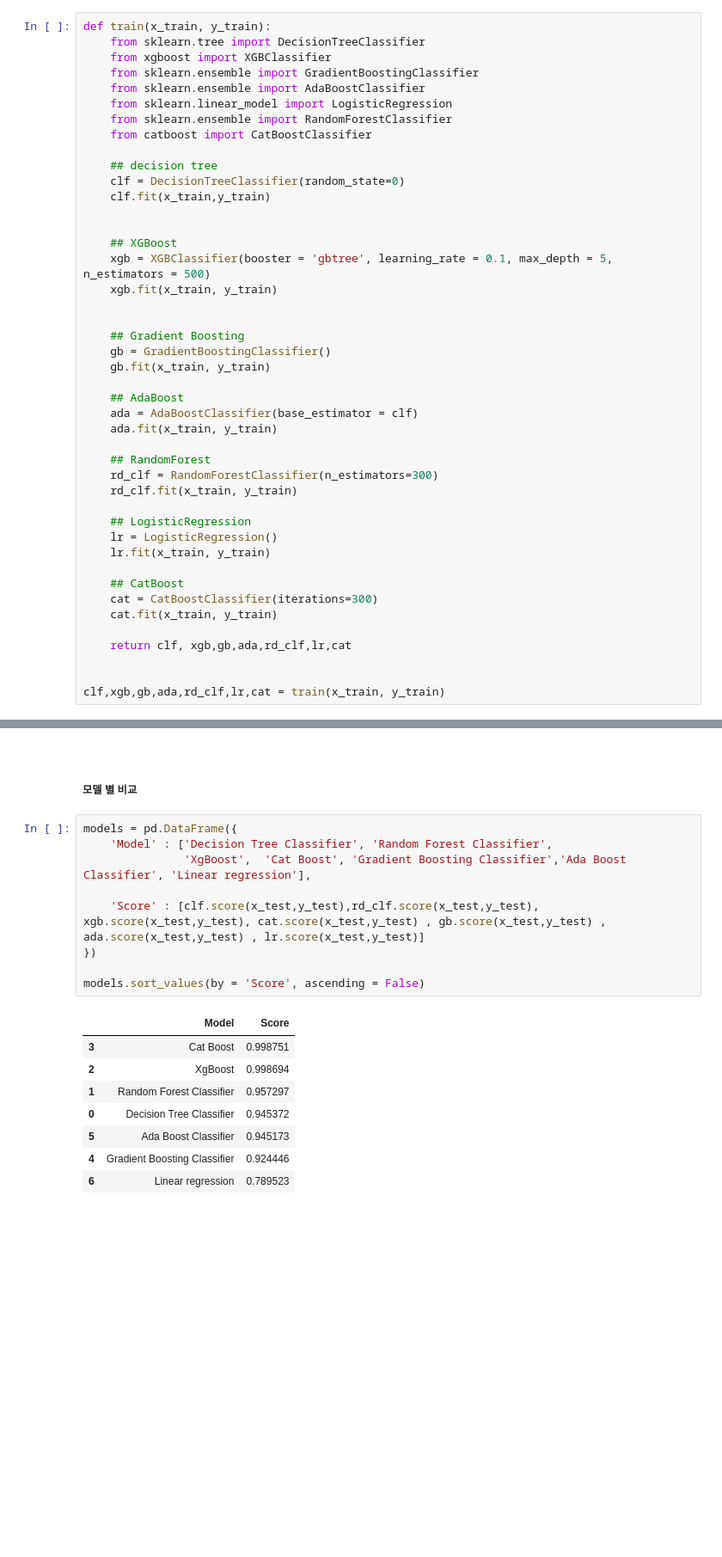
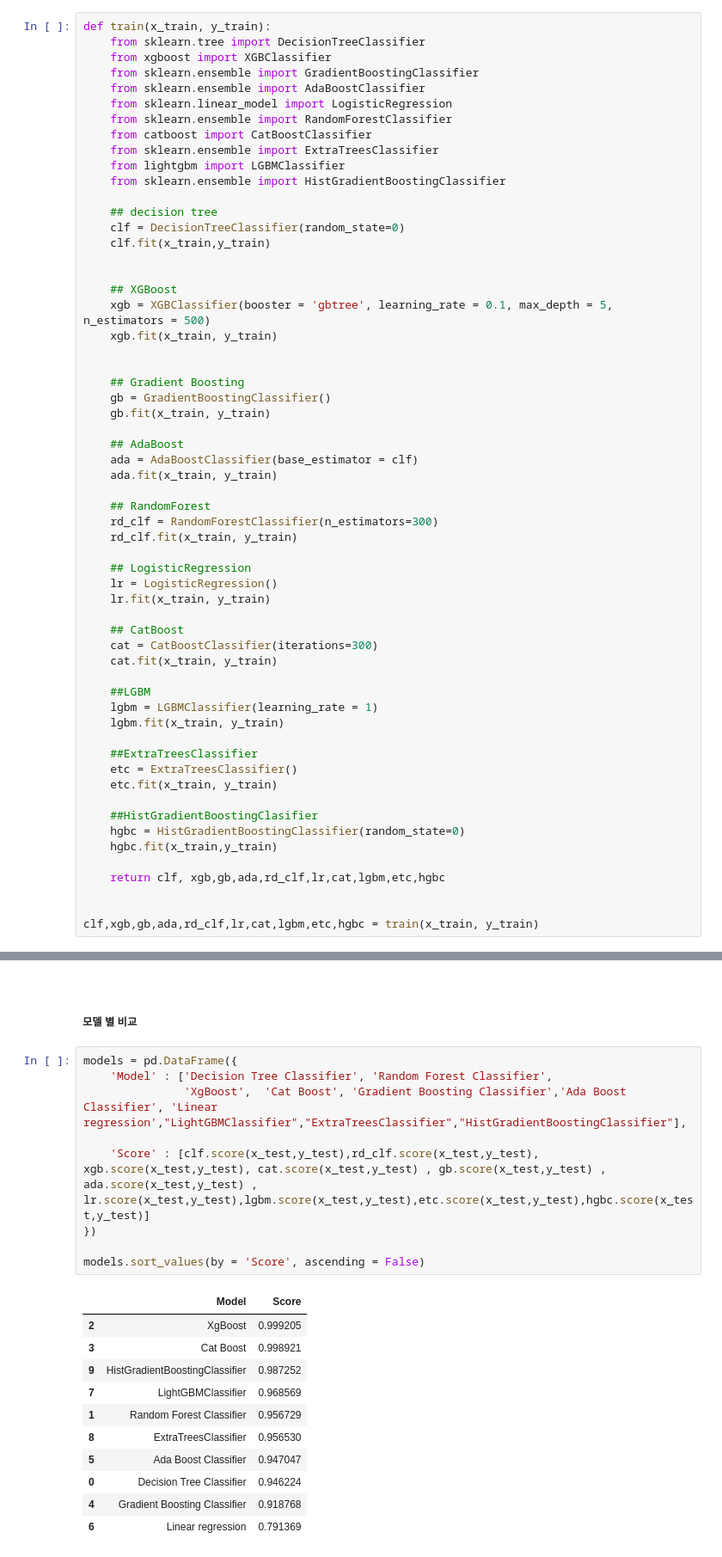
Before and after one commit to wonawonana/cauBigData_HotelBooking, a Jupyter notebook: HotelfirstModel.ipynb, the cells around one changed output, grey strips where cells are left out. Shown: that part at 86% size. Cells and saved outputs as stored; diff of their text form; blank space fills up the shorter version.

Commit message:
[ADD] extra model

```diff
--- a/HotelfirstModel.ipynb
+++ b/HotelfirstModel.ipynb
@@ -297,6 +297,9 @@ def train(x_train, y_train):
     from sklearn.linear_model import LogisticRegression
     from sklearn.ensemble import RandomForestClassifier
     from catboost import CatBoostClassifier
+    from sklearn.ensemble import ExtraTreesClassifier
+    from lightgbm import LGBMClassifier
+    from sklearn.ensemble import HistGradientBoostingClassifier
 
     ## decision tree
     clf = DecisionTreeClassifier(random_state=0)
@@ -328,10 +331,22 @@ def train(x_train, y_train):
     cat = CatBoostClassifier(iterations=300)
     cat.fit(x_train, y_train)
 
-    return clf, xgb,gb,ada,rd_clf,lr,cat
+    ##LGBM
+    lgbm = LGBMClassifier(learning_rate = 1)
+    lgbm.fit(x_train, y_train)
+
+    ##ExtraTreesClassifier
+    etc = ExtraTreesClassifier()
+    etc.fit(x_train, y_train)
+
+    ##HistGradientBoostingClasifier
+    hgbc = HistGradientBoostingClassifier(random_state=0)
+    hgbc.fit(x_train,y_train)
+
+    return clf, xgb,gb,ada,rd_clf,lr,cat,lgbm,etc,hgbc
 
 
-clf,xgb,gb,ada,rd_clf,lr,cat = train(x_train, y_train)
+clf,xgb,gb,ada,rd_clf,lr,cat,lgbm,etc,hgbc = train(x_train, y_train)
 # %% [output]
 STOP: TOTAL NO. of ITERATIONS REACHED LIMIT.
 
@@ -387,18 +402,21 @@ Test Accuracy of our model is: 0.9453719477569563
 # %%
 models = pd.DataFrame({
     'Model' : ['Decision Tree Classifier', 'Random Forest Classifier',
-               'XgBoost',  'Cat Boost', 'Gradient Boosting Classifier','Ada Boost Classifier', 'Linear regression'],
+               'XgBoost',  'Cat Boost', 'Gradient Boosting Classifier','Ada Boost Classifier', 'Linear regression',"LightGBMClassifier","ExtraTreesClassifier","HistGradientBoostingClassifier"],
 
-    'Score' : [clf.score(x_test,y_test),rd_clf.score(x_test,y_test), xgb.score(x_test,y_test), cat.score(x_test,y_test) , gb.score(x_test,y_test) , ada.score(x_test,y_test) , lr.score(x_test,y_test)]
+    'Score' : [clf.score(x_test,y_test),rd_clf.score(x_test,y_test), xgb.score(x_test,y_test), cat.score(x_test,y_test) , gb.score(x_test,y_test) , ada.score(x_test,y_test) , lr.score(x_test,y_test),lgbm.score(x_test,y_test),etc.score(x_test,y_test),hgbc.score(x_test,y_test)]
 })
 
 models.sort_values(by = 'Score', ascending = False)
 # %% [output]
 |  | Model | Score |
-| 3 | Cat Boost | 0.998751 |
-| 2 | XgBoost | 0.998694 |
-| 1 | Random Forest Classifier | 0.957297 |
-| 0 | Decision Tree Classifier | 0.945372 |
-| 5 | Ada Boost Classifier | 0.945173 |
-| 4 | Gradient Boosting Classifier | 0.924446 |
-| 6 | Linear regression | 0.789523 |
+| 2 | XgBoost | 0.999205 |
+| 3 | Cat Boost | 0.998921 |
+| 9 | HistGradientBoostingClassifier | 0.987252 |
+| 7 | LightGBMClassifier | 0.968569 |
+| 1 | Random Forest Classifier | 0.956729 |
+| 8 | ExtraTreesClassifier | 0.956530 |
+| 5 | Ada Boost Classifier | 0.947047 |
+| 0 | Decision Tree Classifier | 0.946224 |
+| 4 | Gradient Boosting Classifier | 0.918768 |
+| 6 | Linear regression | 0.791369 |
```
Also changed, not shown: parts of 3 cells of this notebook.
